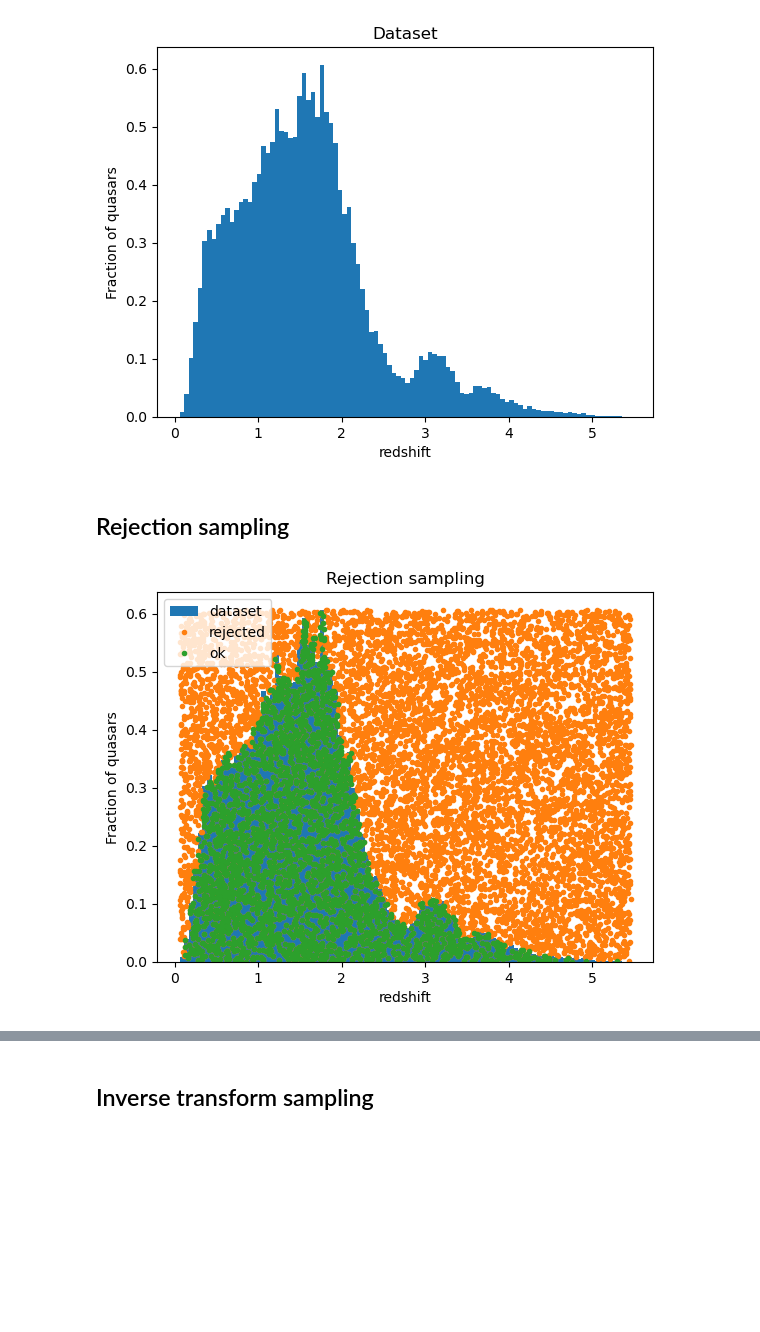
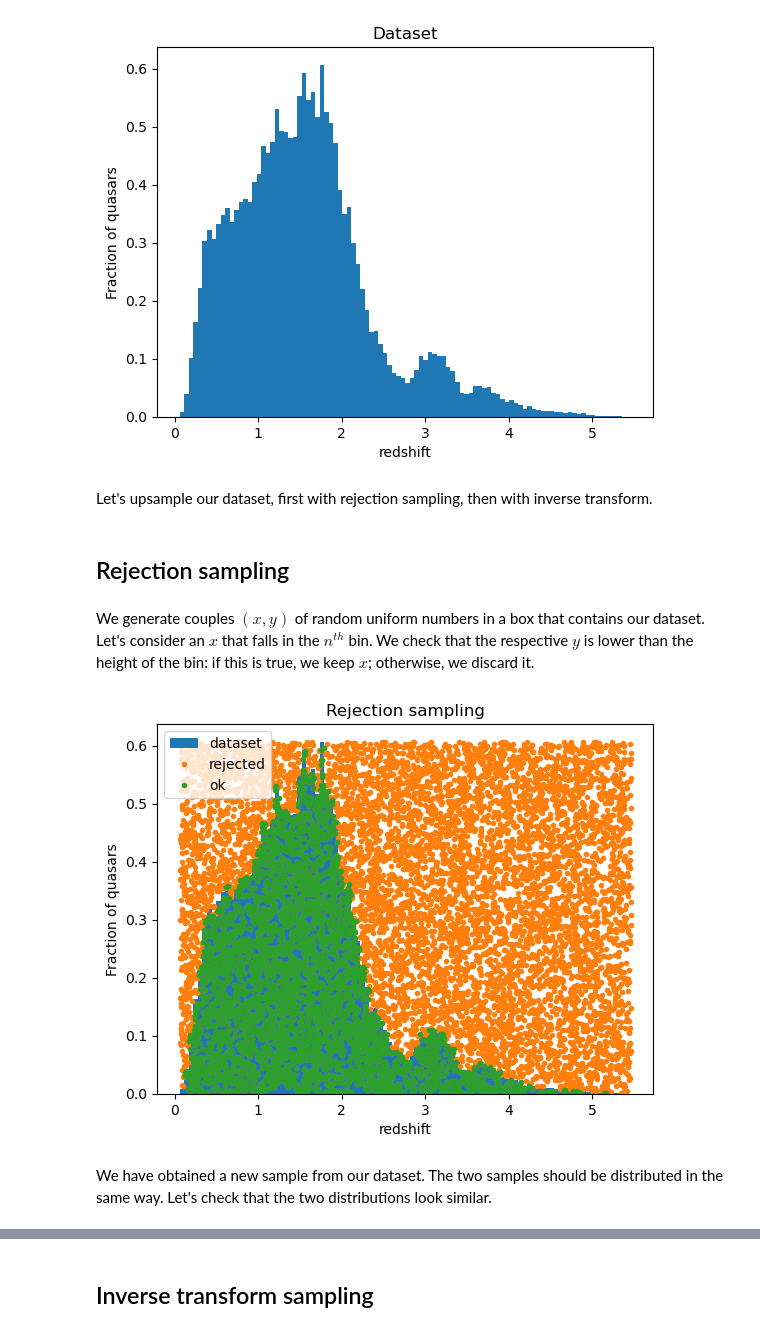
Before and after one commit to Giulia-Foroni/astrostatistics, a Jupyter notebook: lez4/quasar.ipynb, the cells around one changed output, grey strips where cells are left out. Cells and saved outputs as stored; diff of their text form; code cells hidden in the pictures; blank space fills up the shorter version.

```diff
--- a/lez4/quasar.ipynb
+++ b/lez4/quasar.ipynb
@@ -59,27 +52,32 @@ plt.show()
 #peaks separation: delta(z) = 0.7 circa
 # %% [output]
 [figure]
+# %% [markdown]
+Let's upsample our dataset, first with rejection sampling, then with inverse transform.
 # %% [markdown]
 ## Rejection sampling
+# %% [markdown]
+We generate couples $(x,y)$ of random uniform numbers in a box that contains our dataset. Let's consider an $x$ that falls in the $n^{th}$ bin. We check that the respective $y$ is lower than the height of the bin: if this is true, we keep $x$; otherwise, we discard it.
 # %%
-bin = 100
-a,b,c = plt.hist(z,bin,density=True,label='dataset')
+a,b,c = plt.hist(z,100,density=True,label='dataset')
 
-x = np.random.uniform(np.min(z),np.max(z),10000)  #casual numbers generated in a box
+x = np.random.uniform(np.min(z),np.max(z),10000)  # casual numbers generated in a box
 y = np.random.uniform(np.min(a),np.max(a),10000)
 
-index_x = np.searchsorted(b,x)-1  #index of the bean where I find each x
-sample_x = x[y<a[index_x]] #casual numbers that I keep: my new sample
+index_x = np.searchsorted(b,x)-1                  # index of the bin where I find each x
+sample_x = x[y<a[index_x]]                        # casual numbers that I keep: my new sample
 sample_y = y[y<a[index_x]]
 
 plt.plot(x,y,'.',label='rejected')
 plt.plot(sample_x,sample_y,'.',label='ok')
 
 plt.xlabel('redshift')
 plt.ylabel('Fraction of quasars')
 plt.title('Rejection sampling')
 plt.legend()
 plt.show()
 # %% [output]
-[figure, old version]
+[figure, new version]
+# %% [markdown]
+We have obtained a new sample from our dataset. The two samples should be distributed in the same way. Let's check that the two distributions look similar.
 # %%
```
Also changed, not shown: parts of 11 cells of this notebook, 1 other file.
